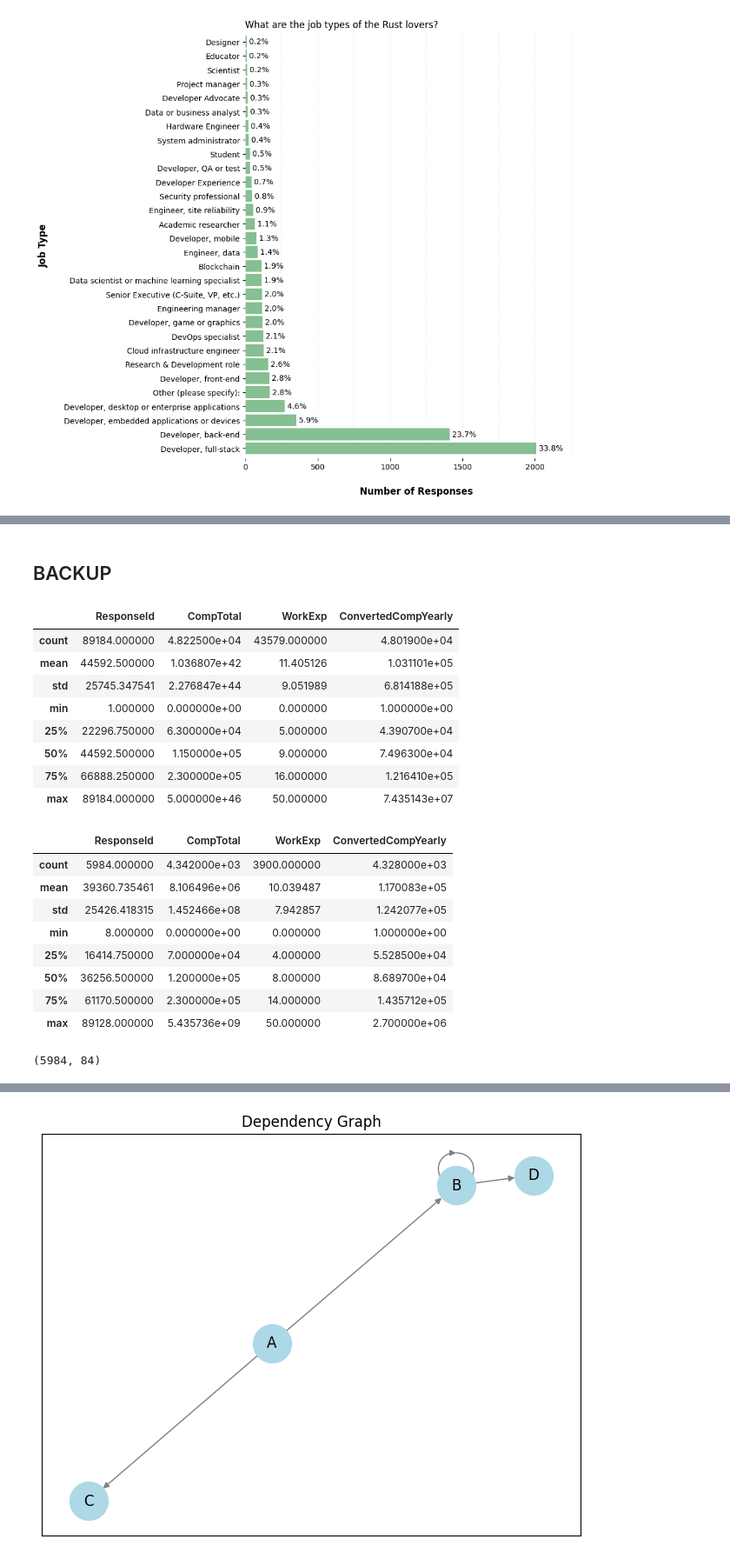
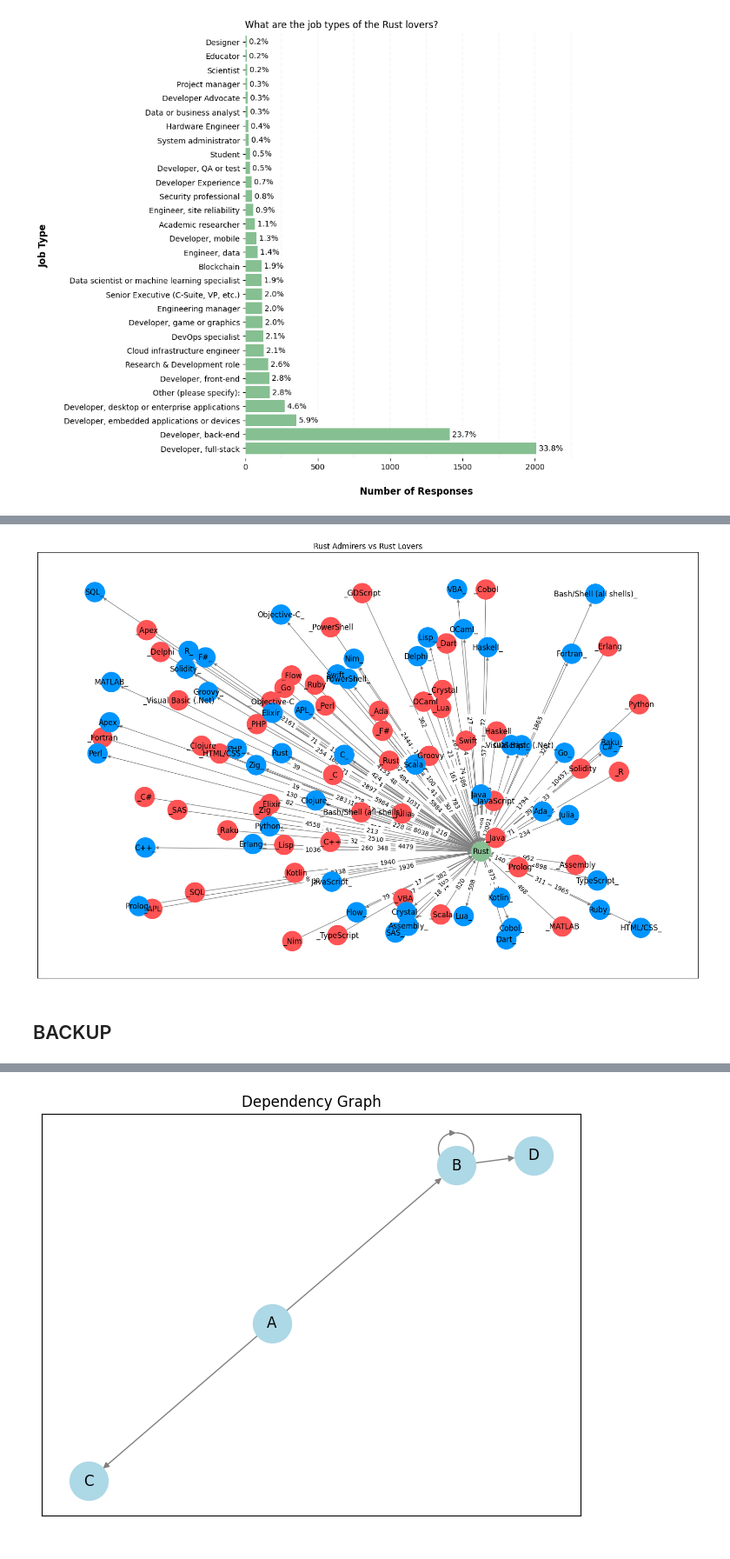
Before and after one commit to fab7/LAB-Data-Science-Blog-Post, a Jupyter notebook: notebook/who_are_the_rust_users.ipynb, the cells around one changed output, grey strips where cells are left out. Shown at 87% size. Drawn from its saved outputs; the diff is of its cells as text; code cells hidden in the pictures.

```diff
--- a/notebook/who_are_the_rust_users.ipynb
+++ b/notebook/who_are_the_rust_users.ipynb
@@ -471,30 +646,8 @@ In this section, we try to get an idea of the type programming and scripting lan
+# %%
+# Plot dependency graph with both admirers and users languages
+rust_dependency_graph(df_rust_admirers, df_rust_users,
+                      'Rust Admirers vs Rust Lovers', 'both', 123, True)
+# %% [output]
+[figure, added]
 # %% [markdown]
 ## BACKUP
-# %%
-df.describe()
-# %% [output]
-|  | ResponseId | CompTotal | WorkExp | ConvertedCompYearly |
-| count | 89184.000000 | 4.822500e+04 | 43579.000000 | 4.801900e+04 |
-| mean | 44592.500000 | 1.036807e+42 | 11.405126 | 1.031101e+05 |
-| std | 25745.347541 | 2.276847e+44 | 9.051989 | 6.814188e+05 |
-| min | 1.000000 | 0.000000e+00 | 0.000000 | 1.000000e+00 |
-| 25% | 22296.750000 | 6.300000e+04 | 5.000000 | 4.390700e+04 |
-| 50% | 44592.500000 | 1.150000e+05 | 9.000000 | 7.496300e+04 |
-| 75% | 66888.250000 | 2.300000e+05 | 16.000000 | 1.216410e+05 |
-| max | 89184.000000 | 5.000000e+46 | 50.000000 | 7.435143e+07 |
-# %%
-df_rust_lovers.describe()
-# %% [output]
-|  | ResponseId | CompTotal | WorkExp | ConvertedCompYearly |
-| count | 5984.000000 | 4.342000e+03 | 3900.000000 | 4.328000e+03 |
-| mean | 39360.735461 | 8.106496e+06 | 10.039487 | 1.170083e+05 |
-| std | 25426.418315 | 1.452466e+08 | 7.942857 | 1.242077e+05 |
-| min | 8.000000 | 0.000000e+00 | 0.000000 | 1.000000e+00 |
-| 25% | 16414.750000 | 7.000000e+04 | 4.000000 | 5.528500e+04 |
-| 50% | 36256.500000 | 1.200000e+05 | 8.000000 | 8.689700e+04 |
-| 75% | 61170.500000 | 2.300000e+05 | 14.000000 | 1.435712e+05 |
-| max | 89128.000000 | 5.435736e+09 | 50.000000 | 2.700000e+06 |
-# %%
-df_rust_lovers.shape
-# %% [output]
-(5984, 84)
```
Also changed, not shown: parts of 24 cells of this notebook.
